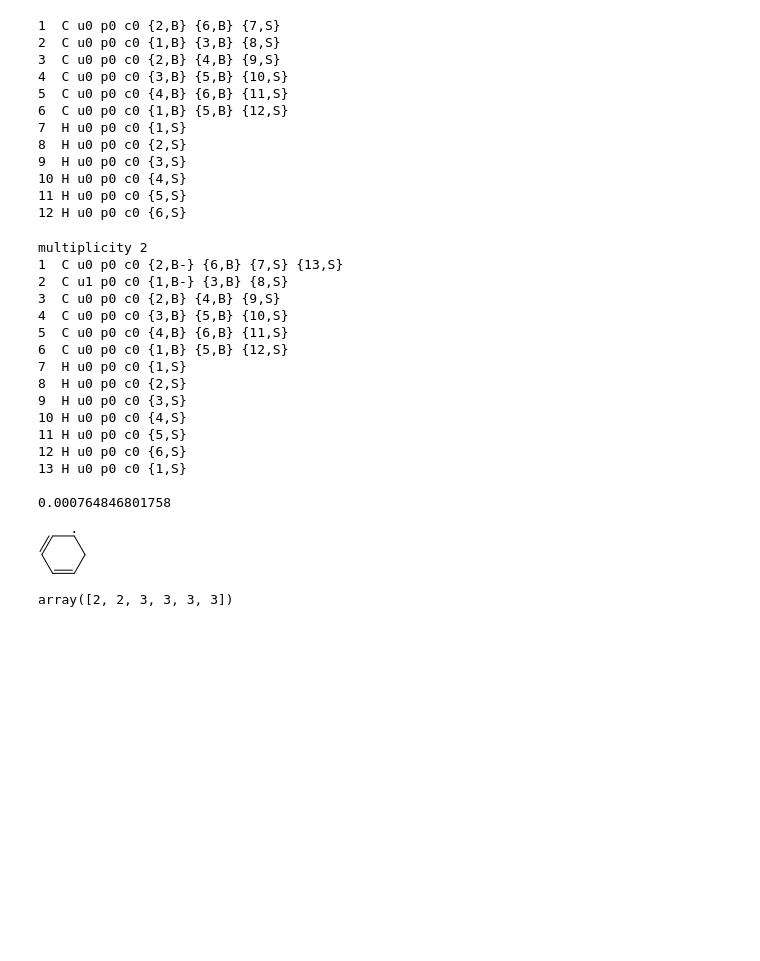
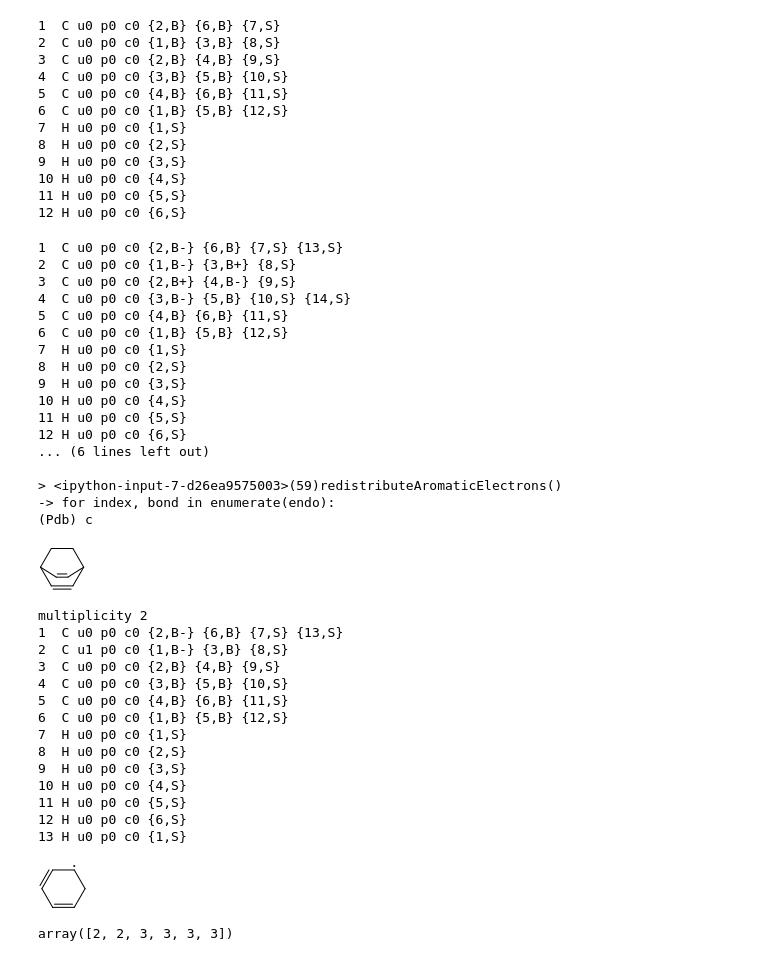
Before and after one commit to hwpang/misc_scripts, a Jupyter notebook: ReactBenzene.ipynb, the cells around one changed output. Drawn from its saved outputs; the diff is of its cells as text; code cells hidden in the pictures; blank space fills up the shorter version.

```diff
--- a/ReactBenzene.ipynb
+++ b/ReactBenzene.ipynb
@@ -58,6 +95,63 @@ print out[0].toAdjacencyList()
 10 H u0 p0 c0 {4,S}
 11 H u0 p0 c0 {5,S}
 12 H u0 p0 c0 {6,S}
+# %%
+mol = Molecule().fromAdjacencyList("""1  C u0 p0 c0 {2,B} {6,B} {7,S}
+2  C u0 p0 c0 {1,B} {3,B} {8,S}
+3  C u0 p0 c0 {2,B} {4,B} {9,S}
+4  C u0 p0 c0 {3,B} {5,B} {10,S}
+5  C u0 p0 c0 {4,B} {6,B} {11,S}
+6  C u0 p0 c0 {1,B} {5,B} {12,S}
+7  H u0 p0 c0 {1,S}
+8  H u0 p0 c0 {2,S}
+9  H u0 p0 c0 {3,S}
+10 H u0 p0 c0 {4,S}
+11 H u0 p0 c0 {5,S}
+12 H u0 p0 c0 {6,S}
+13 C u0 p0 c0 {14,D} {15,S} {16,S}
+14 C u0 p0 c0 {13,D} {17,S} {18,S}
+15 H u0 p0 c0 {13,S}
+16 H u0 p0 c0 {13,S}
+17 H u0 p0 c0 {14,S}
+18 H u0 p0 c0 {14,S}
+""")
+mol.addBond(Bond(mol.atoms[0], mol.atoms[12], order='S'))
+mol.addBond(Bond(mol.atoms[3], mol.atoms[13], order='S'))
+bond = mol.getBond(mol.atoms[12], mol.atoms[13])
+bond.order = 'S'
+bond = mol.getBond(mol.atoms[0], mol.atoms[1])
+bond.order = 'B-'
+bond = mol.getBond(mol.atoms[1], mol.atoms[2])
+bond.order = 'B+'
+bond = mol.getBond(mol.atoms[2], mol.atoms[3])
+bond.order = 'B-'
+print mol.toAdjacencyList()
+
+#t0 = time.time()
+redistributeAromaticElectrons(mol)
+#t1 = time.time()
+#print t1 - t0
+
+mol
+# %% [output]
+1  C u0 p0 c0 {2,B-} {6,B} {7,S} {13,S}
+2  C u0 p0 c0 {1,B-} {3,B+} {8,S}
+3  C u0 p0 c0 {2,B+} {4,B-} {9,S}
+4  C u0 p0 c0 {3,B-} {5,B} {10,S} {14,S}
+5  C u0 p0 c0 {4,B} {6,B} {11,S}
+6  C u0 p0 c0 {1,B} {5,B} {12,S}
+7  H u0 p0 c0 {1,S}
+8  H u0 p0 c0 {2,S}
+9  H u0 p0 c0 {3,S}
+10 H u0 p0 c0 {4,S}
+11 H u0 p0 c0 {5,S}
+12 H u0 p0 c0 {6,S}
+... (6 lines left out)
+
+> <ipython-input-7-d26ea9575003>(59)redistributeAromaticElectrons()
+-> for index, bond in enumerate(endo):
+(Pdb) c
+[figure, added]
 # %%
 mol = Molecule().fromAdjacencyList("""1  C u0 p0 c0 {2,B} {6,B} {7,S}
 2  C u0 p0 c0 {1,B} {3,B} {8,S}
@@ -76,14 +170,14 @@ mol = Molecule().fromAdjacencyList("""1  C u0 p0 c0 {2,B} {6,B} {7,S}
 mol.addBond(Bond(mol.atoms[0], mol.atoms[12], order='S'))
 bond = mol.getBond(mol.atoms[0], mol.atoms[1])
 bond.order = 'B-'
-mol.atoms[1].radicalElectrons = 1
-mol.atoms[12].radicalElectrons = 0
+mol.atoms[1].radicalElectrons += 1
+mol.atoms[12].radicalElectrons -= 1
 print mol.toAdjacencyList()
 
-t0 = time.time()
-redistributeAromaticElectrons(mol)
-t1 = time.time()
-print t1 - t0
+#t0 = time.time()
+mol.redistributeAromaticElectrons()
+#t1 = time.time()
+#print t1 - t0
 
 mol
 # %% [output]
@@ -101,6 +195,4 @@ multiplicity 2
 11 H u0 p0 c0 {5,S}
 12 H u0 p0 c0 {6,S}
 13 H u0 p0 c0 {1,S}
-
-0.000764846801758
 [figure]
```
Also changed, not shown: parts of 5 cells of this notebook, 2 other files.
